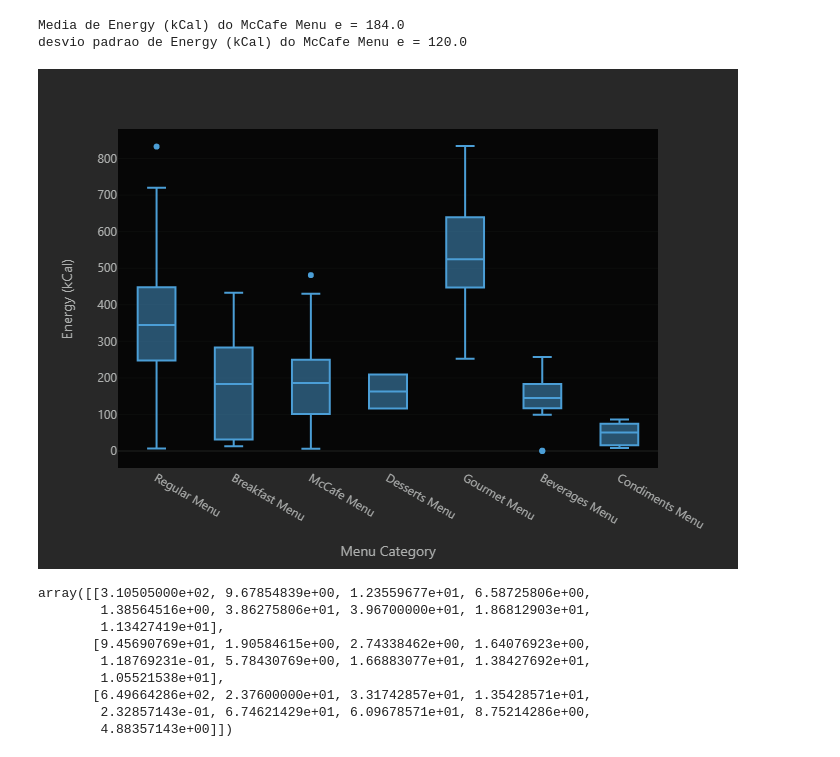
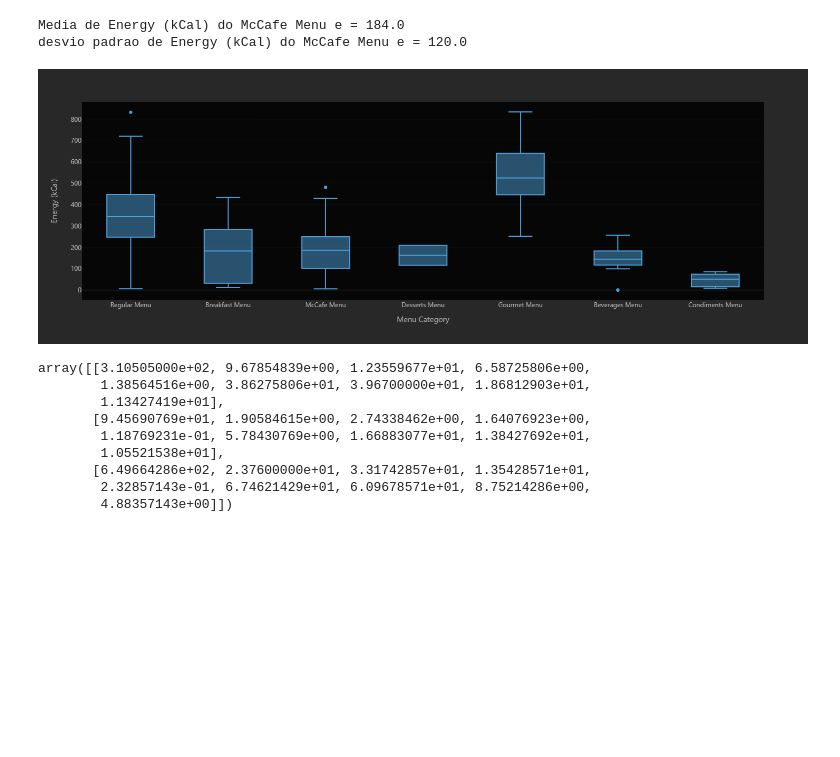
Before and after one commit to Lucianojr01/Analise_mac_donalt, a Jupyter notebook: Analise_Mac_india.ipynb, the cells around one changed output. Saved outputs shown, nothing was run; the diff lists cells and outputs as text; code cells hidden in the pictures; blank space fills up the shorter version.

```diff
--- a/Analise_Mac_india.ipynb
+++ b/Analise_Mac_india.ipynb
@@ -159,10 +159,10 @@ media_desvio_padrao('McCafe Menu','Energy (kCal)')
 Media de Energy (kCal) do McCafe Menu e = 184.0
 desvio padrao de Energy (kCal) do McCafe Menu e = 120.0
 # %%
-fig = px.box(tabela, x = 'Menu Category', y = 'Energy (kCal)' ,template = 'cyborg')
+fig = px.box(tabela, x = 'Menu Category', y = 'Energy (kCal)' ,template = 'cyborg',width=1400)
 fig.show('png')
 # %% [output]
-[figure, old version]
+[figure, new version]
 # %%
 px.box(tabela, x = 'Menu Category', y = 'Total fat (g)' ,template = 'cyborg')
 # %%
```
